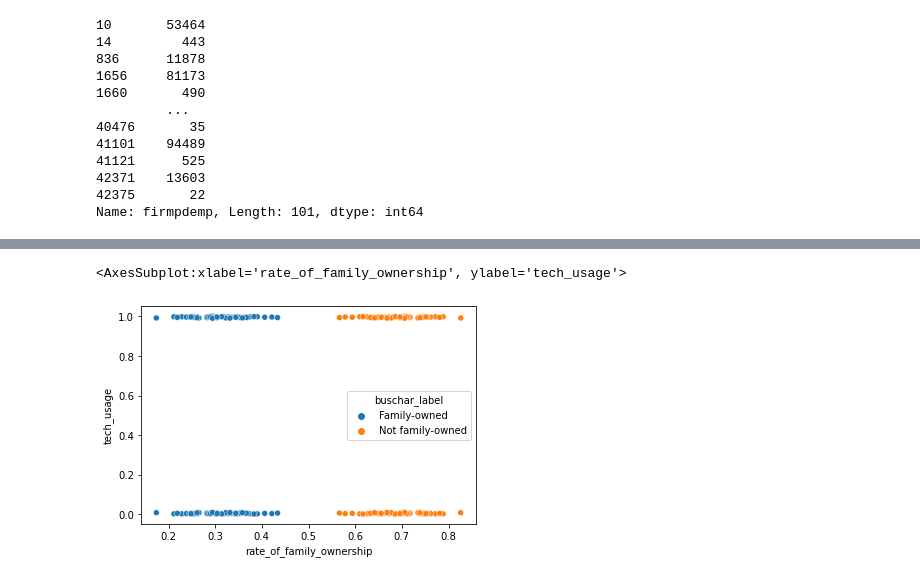
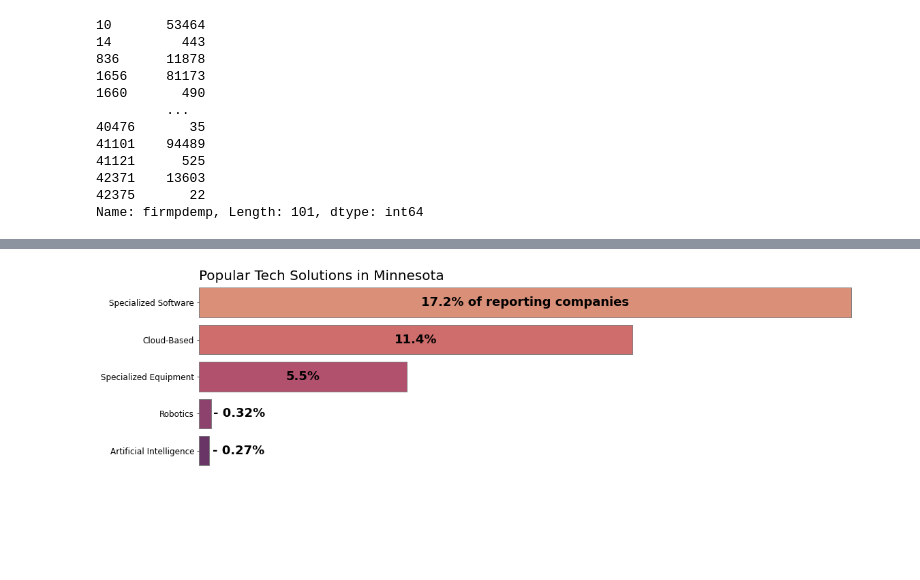
Before and after one commit to jedc4xer/abs_group_assessment, a Jupyter notebook: jeds_visualizations.ipynb, the cells around one changed output, grey strips where cells are left out. Cells and saved outputs as stored; diff of their text form; code cells hidden in the pictures; blank space fills up the shorter version.

Commit message:
Added Jeds second visual'

```diff
--- a/jeds_visualizations.ipynb
+++ b/jeds_visualizations.ipynb
@@ -387,5 +283,40 @@ family_robotics
-# %%
-sns.scatterplot(data = family_robotics, x = 'rate_of_family_ownership', y = 'tech_usage', hue = 'buschar_label')
-# %% [output]
-<AxesSubplot:xlabel='rate_of_family_ownership', ylabel='tech_usage'>
-[figure, removed]
+# %%
+subset = bus_tech_df[(bus_tech_df['industry'] == 'Total for all sectors')][['name','firmpdemp','techuse_label']]
+subset
+
+
+subset[['tech','usage']] = subset.apply(lambda row: row['techuse_label'].split(":"), axis = 1, result_type = 'expand')
+subset = subset[(subset['usage'].str.contains('Total R|High'))]
+subset = subset[(subset['name']) == 'Minnesota'][['firmpdemp','tech','usage']]
+subset['total_respondents'] = subset.groupby(by = ['tech'])['firmpdemp'].transform('max')
+subset = subset[(subset['usage'].str.contains('High use'))]
+subset['rate_of_high_use'] = 100 * (subset['firmpdemp'] / subset['total_respondents'])
+subset.sort_values(by = 'rate_of_high_use', ascending = False, inplace = True)
+
+fig = plt.figure(figsize = (18,5))
+
+plt.title('Popular Tech Solutions in Minnesota', fontsize = 20, loc = 'left')
+ax = sns.barplot(data = subset, x = 'rate_of_high_use', y = 'tech', palette = 'flare',
+                edgecolor = 'grey')
+ax.set_ylabel('')
+ax.set_xlabel('')
+ax.set_yticklabels(ax.get_yticklabels(), size = 12)
+ax.tick_params(bottom = False)
+for c in ax.containers:
+    labels = []
+    for v in c:
+        if (h := v.get_width()) > 14:
+            lab = f'{(h/100)*100:0.1f}% of reporting companies'
+        elif (h := v.get_width()) > .8:
+            lab = f'{(h/100)*100:0.1f}%'
+        else:
+            lab = f'{" "*16}- {(h/100)*100:0.2f}%'
+        labels.append(lab)
+
+    ax.bar_label(c,labels=labels,label_type = 'center',fontsize = 18,color= 'black', weight = 'bold')
+ax.set(xticklabels = [])
+
+sns.despine(left = True, bottom = True)
+fig.savefig('pop_tech.png')
+# %% [output]
+[figure, added]
```
Also changed, not shown: parts of 14 cells of this notebook, 2 other files.
